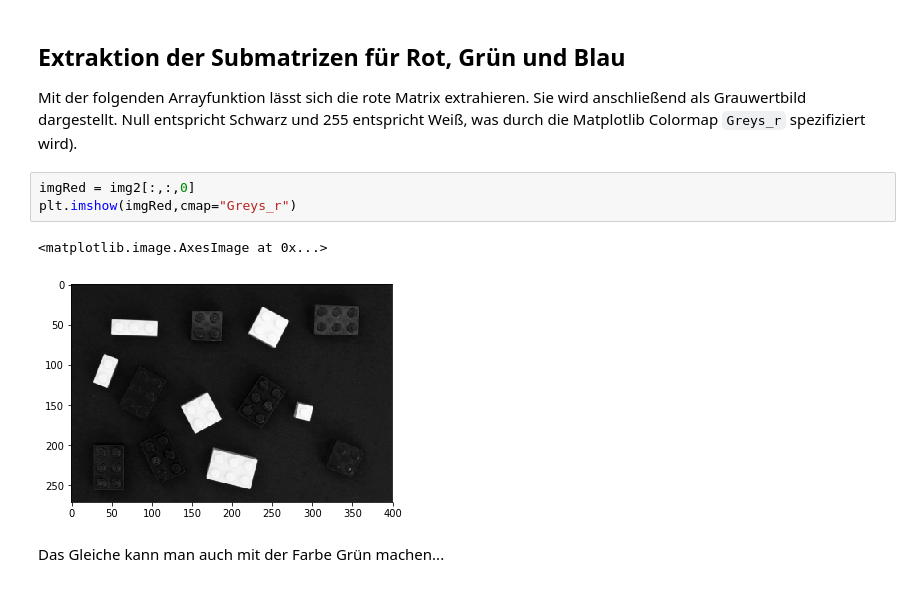
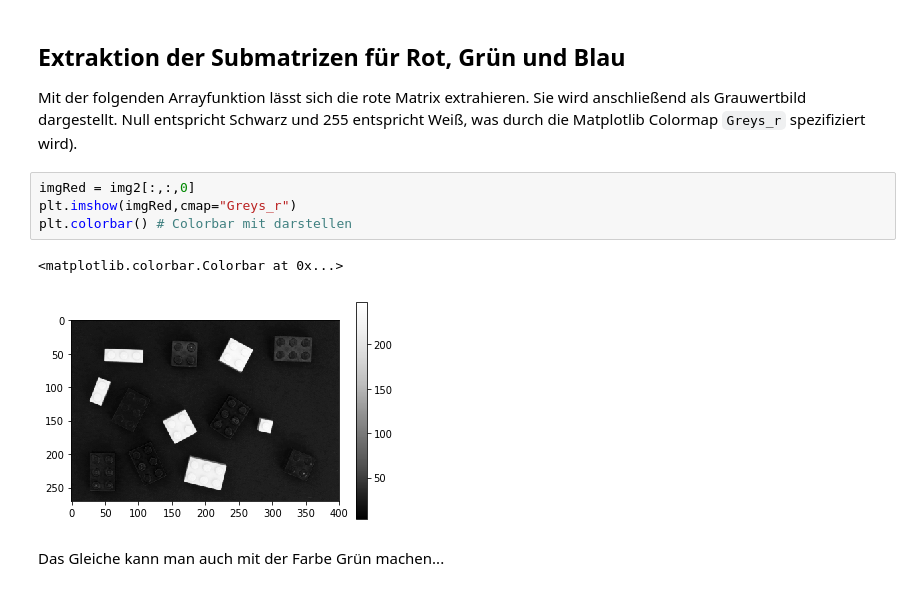
Before and after one commit to StefanMack/PraktMesstBV, a Jupyter notebook: 2_PythonOpenCV-ImageProcessing.ipynb, the cells around one changed output. Saved outputs shown, nothing was run; the diff lists cells and outputs as text.

```diff
--- a/2_PythonOpenCV-ImageProcessing.ipynb
+++ b/2_PythonOpenCV-ImageProcessing.ipynb
@@ -41,9 +44,10 @@ Mit der folgenden Arrayfunktion lässt sich die rote Matrix extrahieren. Sie wir
 # %%
 imgRed = img2[:,:,0]
 plt.imshow(imgRed,cmap="Greys_r")
+plt.colorbar() # Colorbar mit darstellen
 # %% [output]
-<matplotlib.image.AxesImage at 0x...>
+<matplotlib.colorbar.Colorbar at 0x...>
-[figure, old version]
+[figure, new version]
 # %% [markdown]
 Das Gleiche kann man auch mit der Farbe Grün machen...
 # %%
```
Also changed, not shown: parts of 11 cells of this notebook, 1 other file.
